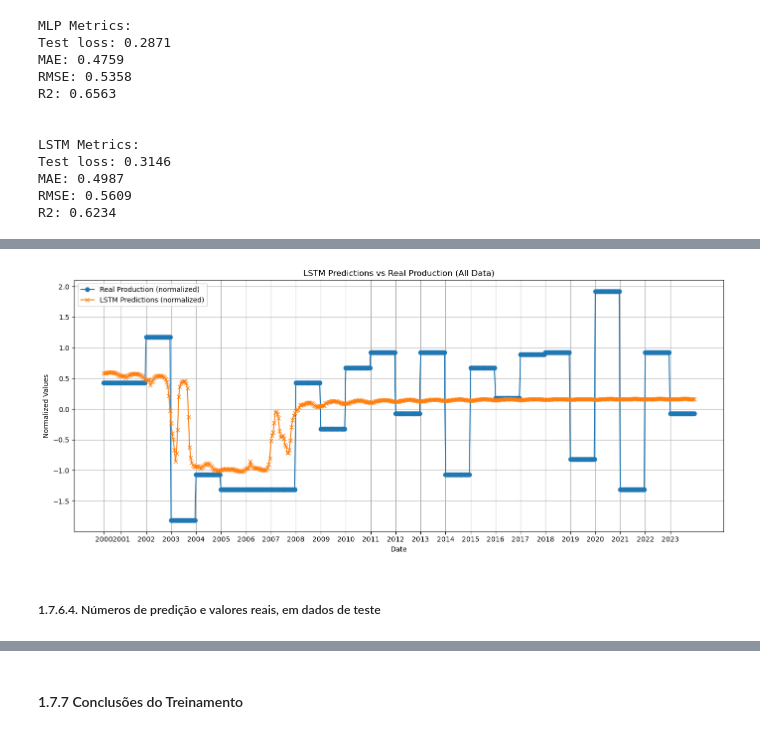
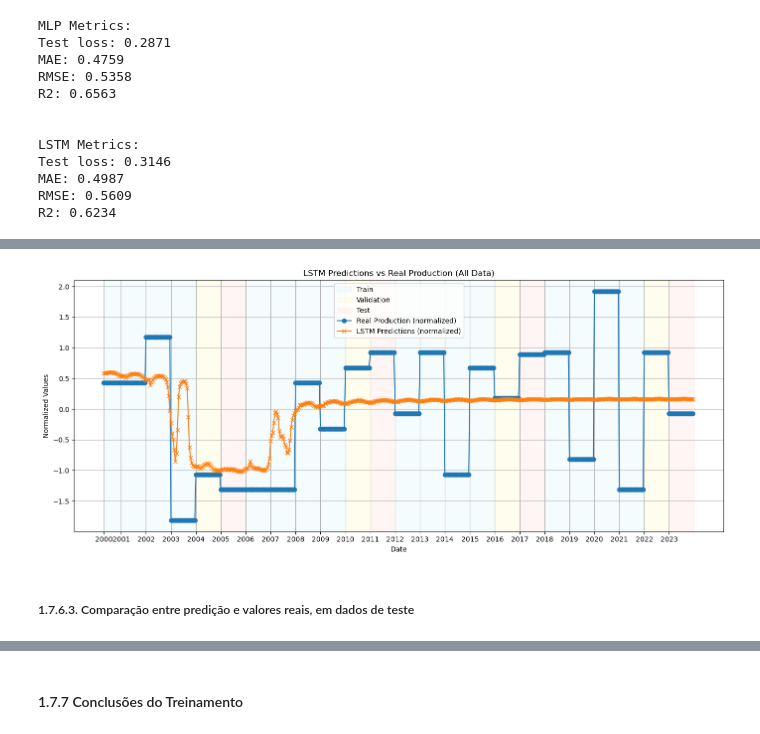
Before and after one commit to luisfuturist/ec-ingredion-3, a Jupyter notebook: notebooks/ml.ipynb, the cells around one changed output, grey strips where cells are left out. Cells and saved outputs as stored; diff of their text form; code cells hidden in the pictures.

```diff
--- a/notebooks/ml.ipynb
+++ b/notebooks/ml.ipynb
@@ -1197,45 +1145,58 @@ plt.show()
 # %%
 lstm_model.eval()
-all_preds = []
-real_prods = []
-dates = []
-years_for_ticks = []
-tick_positions = []
+lstm_all_preds = []
+lstm_real_prods = []
+lstm_dates = []
+lstm_years_for_ticks = []
+lstm_tick_positions = []
 
 with torch.no_grad():
     for i, (ndvi, prod) in enumerate(all_loader):
         ndvi, prod = ndvi.to(device), prod.to(device)
         pred = lstm_model(ndvi)
-        all_preds.append(pred.cpu().numpy())
-        real_prods.append(prod.cpu().numpy())
-        # Get the date of the last observation in each window
+        # If pred shape is (batch_size, 1), flatten it
+        if pred.dim() == 2 and pred.shape[1] == 1:
+            pred = pred.squeeze(1)
+        lstm_all_preds.append(pred.cpu().numpy())
+        lstm_real_prods.append(prod.cpu().numpy())
         batch_start = i * all_loader.batch_size
         batch_end = batch_start + ndvi.shape[0]
         for j in range(batch_start, batch_end):
             window, year = all_dataset.samples[j]
             last_date = window.iloc[-1]["Data"]
-            dates.append(last_date)
-            if len(years_for_ticks) == 0 or year != years_for_ticks[-1]:
-                years_for_ticks.append(year)
-                tick_positions.append(len(dates) - 1)
+            lstm_dates.append(last_date)
+            if len(lstm_years_for_ticks) == 0 or year != lstm_years_for_ticks[-1]:
+                lstm_years_for_ticks.append(year)
+                lstm_tick_positions.append(len(lstm_dates) - 1)
 
-# Flatten the predictions and real productions
-all_preds = np.concatenate(all_preds, axis=0).flatten()
-real_prods = np.concatenate(real_prods, axis=0).flatten()
+lstm_all_preds = np.concatenate(lstm_all_preds, axis=0).flatten()
+lstm_real_prods = np.concatenate(lstm_real_prods, axis=0).flatten()
 
 plt.figure(figsize=(14, 6))
-plt.plot(dates, real_prods, label="Real Production (normalized)", marker='o')
-plt.plot(dates, all_preds, label="LSTM Predictions (normalized)", marker='x')
+for i, year in enumerate(lstm_years_for_ticks):
+    split = split_map.get(year, "train")
+    color = split_colors[split]
+    start = lstm_tick_positions[i]
+    end = lstm_tick_positions[i + 1] if i + 1 < len(lstm_tick_positions) else len(lstm_dates)
+    plt.axvspan(start, end, color=color, alpha=0.3, zorder=0)
+
+plt.plot(lstm_dates, lstm_real_prods, label="Real Production (normalized)", marker="o")
+plt.plot(lstm_dates, lstm_all_preds, label="LSTM Predictions (normalized)", marker="x")
 plt.xlabel("Date")
 plt.ylabel("Normalized Values")
 plt.title("LSTM Predictions vs Real Production (All Data)")
-plt.legend()
 plt.grid(True)
 plt.tight_layout()
-plt.xticks(tick_positions, [str(y) for y in years_for_ticks], rotation=0)
+plt.xticks(lstm_tick_positions, [str(y) for y in lstm_years_for_ticks], rotation=0)
+
+# Legend patches as before
+plt.legend(
+    handles=[train_patch, val_patch, test_patch]
+    + plt.gca().get_legend_handles_labels()[0]
+)
 plt.show()
 # %% [output]
-[figure, old version]
+[figure, new version]
 # %% [markdown]
-##### 1.7.6.4. Números de predição e valores reais, em dados de teste
+##### 1.7.6.3. Comparação entre predição e valores reais, em dados de teste
 # %%
```
Also changed, not shown: parts of 8 cells of this notebook.
